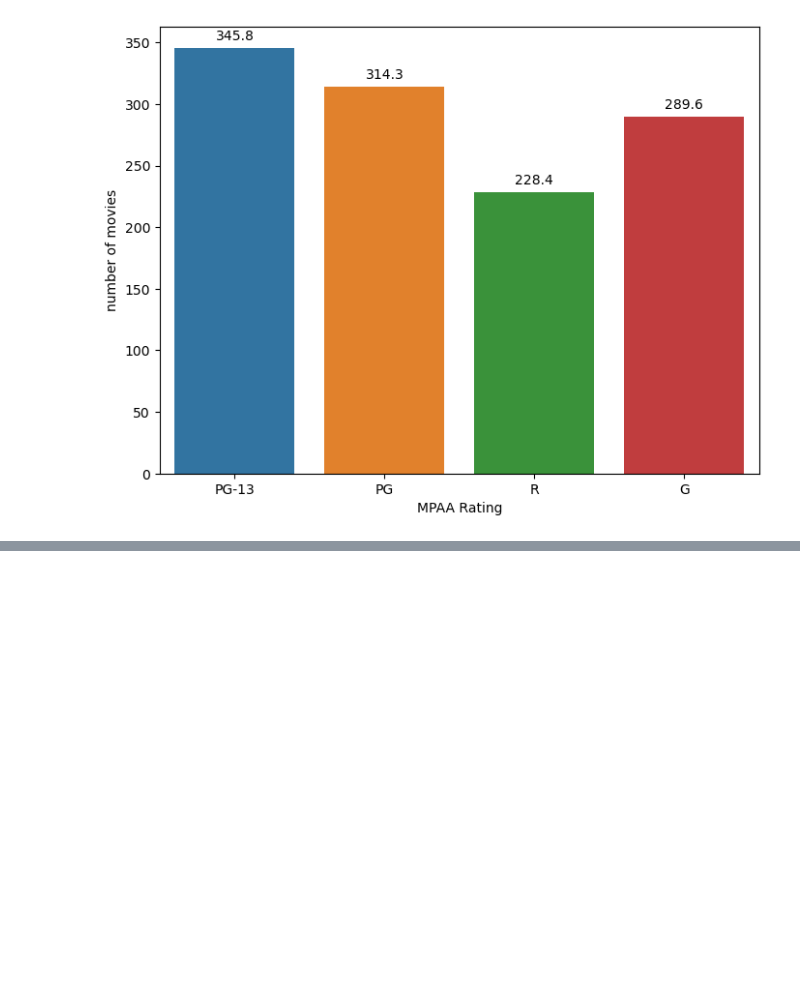
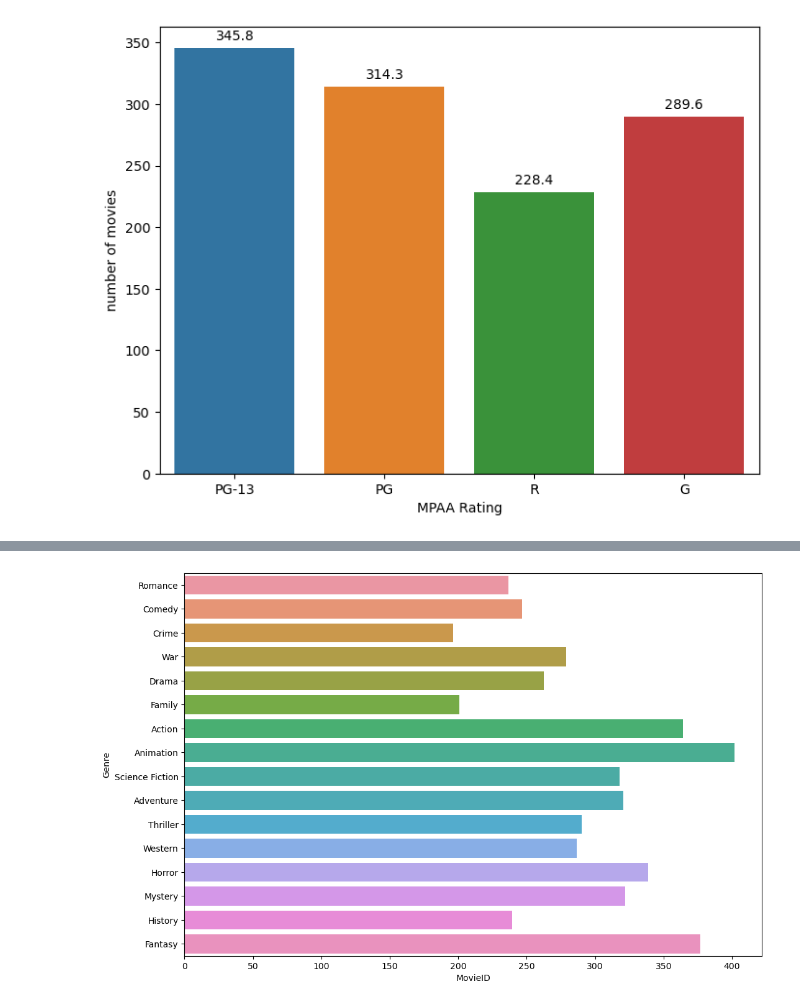
Before and after one commit to MarjilaRahmaty/movies-analysis, a Jupyter notebook: moive_EDA.ipynb, the cells around one changed output, grey strips where cells are left out. Saved outputs shown, nothing was run; the diff lists cells and outputs as text; code cells hidden in the pictures; blank space fills up the shorter version.

```diff
--- a/moive_EDA.ipynb
+++ b/moive_EDA.ipynb
@@ -197,3 +200,12 @@ movie_df.head(2)
 |  | MovieID | Title | MPAA Rating | Budget | Gross | Release Date | Genre | Runtime | Rating | ... |
 | 0 | 1 | Look Who's Talking | PG-13 | 7500000.0 | 296000000.0 | 1989-10-12 | Romance | 93.0 | 5.9 | ... |
 | 1 | 2 | Driving Miss Daisy | PG | 7500000.0 | 145793296.0 | 1989-12-13 | Comedy | 99.0 | 7.4 | ... |
+# %%
+plt.figure(figsize=(12,8))
+sns.barplot(data=movie_df, y='Genre', x='MovieID', ci=None)
+
+
+
+plt.show()
+# %% [output]
+[figure, added]
```
Also changed, not shown: parts of 3 cells of this notebook.
